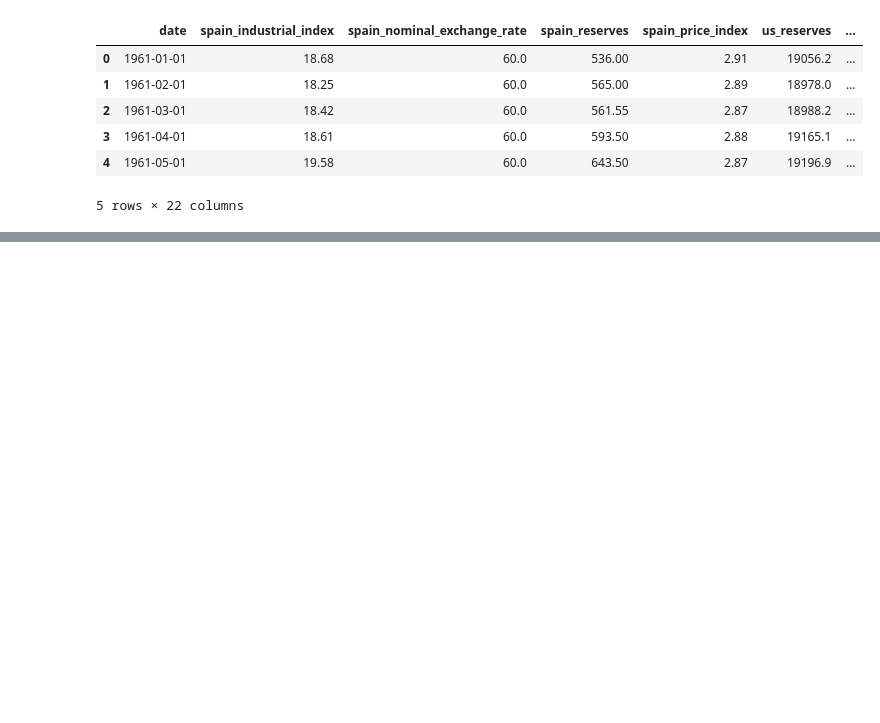
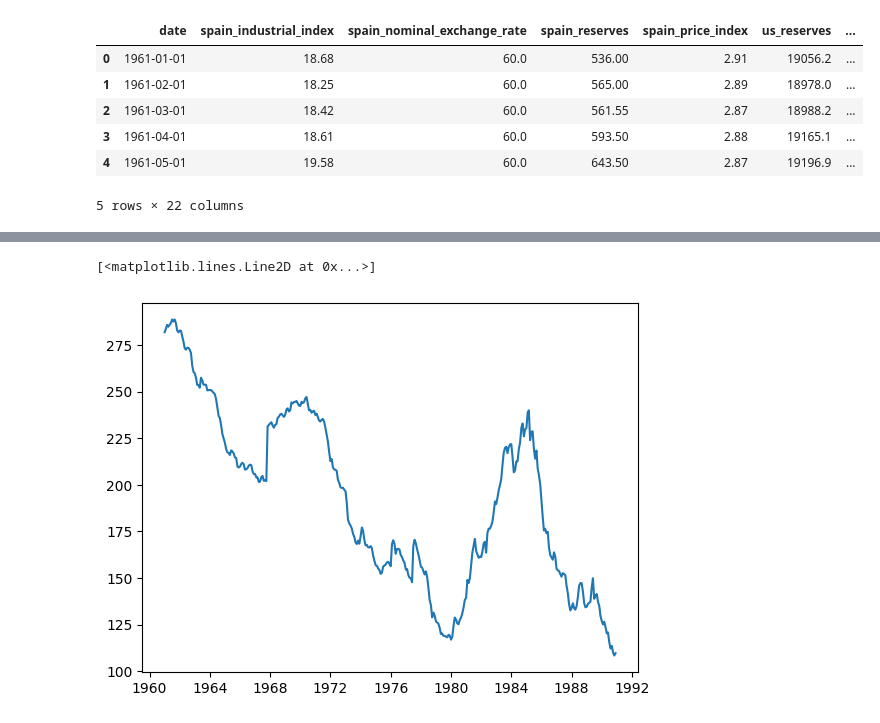
Before and after one commit to ruikai30/ec1b1_group_10, a Jupyter notebook: notebook.ipynb, the cells around one changed output, grey strips where cells are left out. Saved outputs shown, nothing was run; the diff lists cells and outputs as text; code cells hidden in the pictures; blank space fills up the shorter version.

```diff
--- a/notebook.ipynb
+++ b/notebook.ipynb
@@ -194,0 +194,5 @@ merged_4
+# %%
+plt.plot(df['date'], df['spain_real_exchange_rate'])
+# %% [output]
+[<matplotlib.lines.Line2D at 0x...>]
+[figure, added]
```
Also changed, not shown: parts of 12 cells of this notebook.
